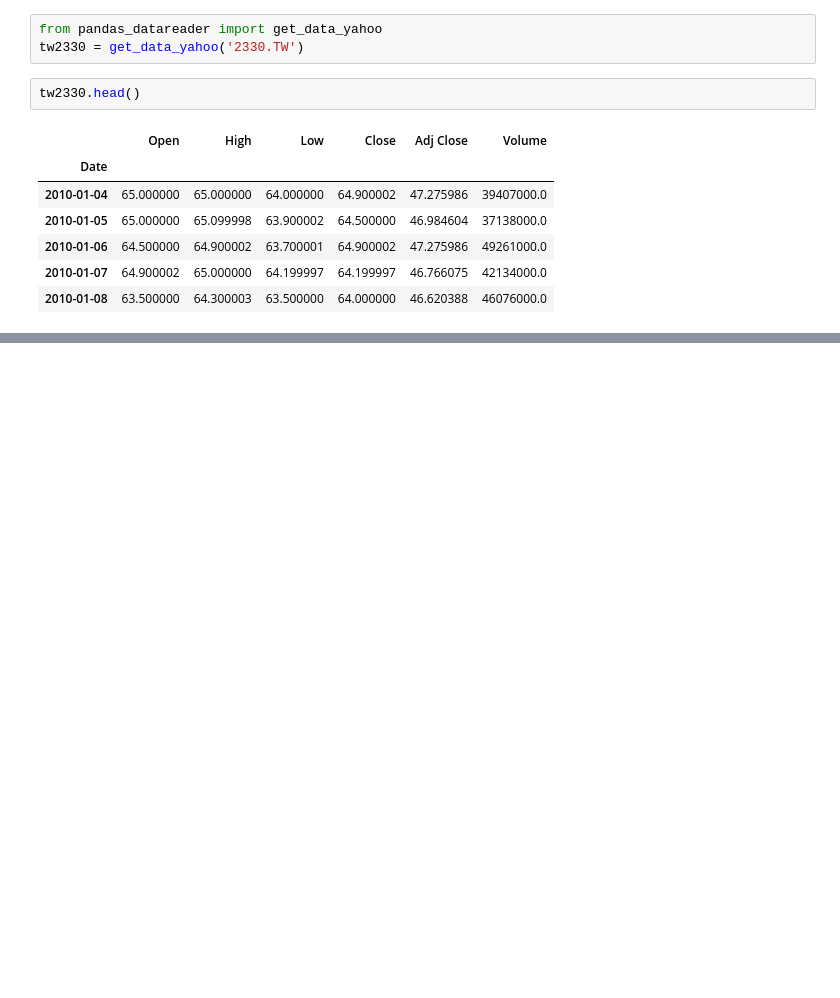
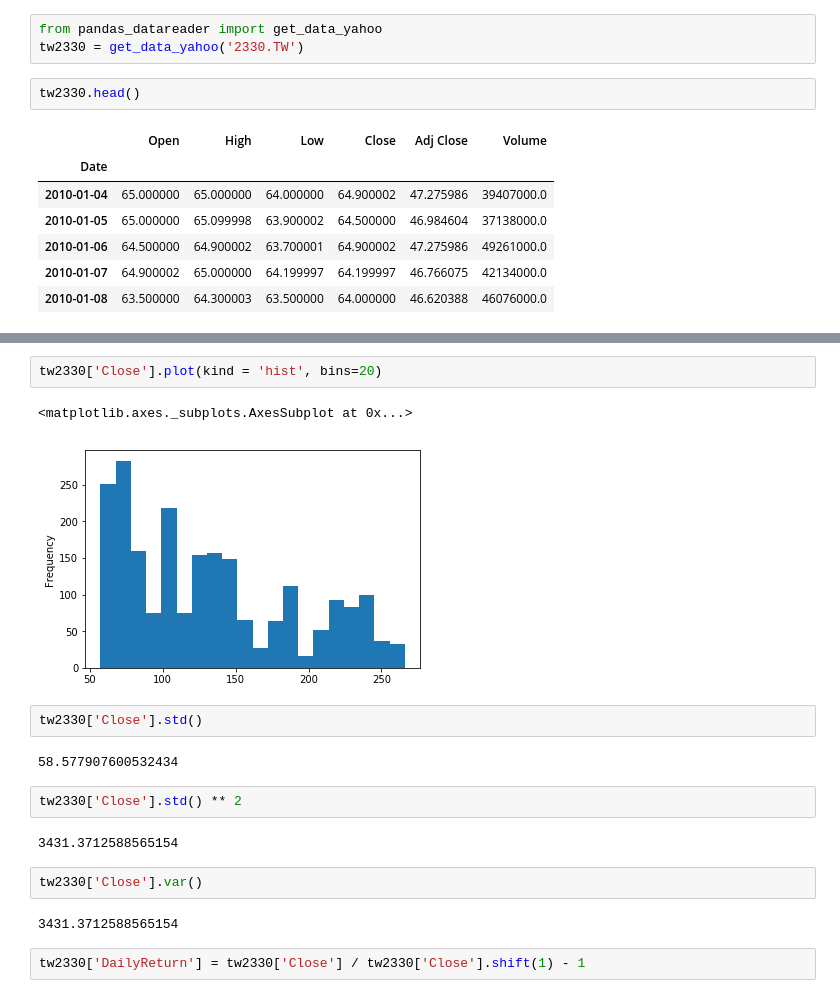
Before and after one commit to ywchiu/cathaybkpython, a Jupyter notebook: Demo20181211.ipynb, the cells around one changed output, grey strips where cells are left out. Drawn from its saved outputs; the diff is of its cells as text; blank space fills up the shorter version.

```diff
--- a/Demo20181211.ipynb
+++ b/Demo20181211.ipynb
@@ -42,0 +173,19 @@ tw2330.head()
+# %%
+tw2330['Close'].plot(kind = 'hist', bins=20)
+# %% [output]
+<matplotlib.axes._subplots.AxesSubplot at 0x...>
+[figure, added]
+# %%
+tw2330['Close'].std()
+# %% [output]
+58.577907600532434
+# %%
+tw2330['Close'].std() ** 2
+# %% [output]
+3431.3712588565154
+# %%
+tw2330['Close'].var()
+# %% [output]
+3431.3712588565154
+# %%
+tw2330['DailyReturn'] = tw2330['Close'] / tw2330['Close'].shift(1) - 1
```
Also changed, not shown: parts of 37 cells of this notebook.
